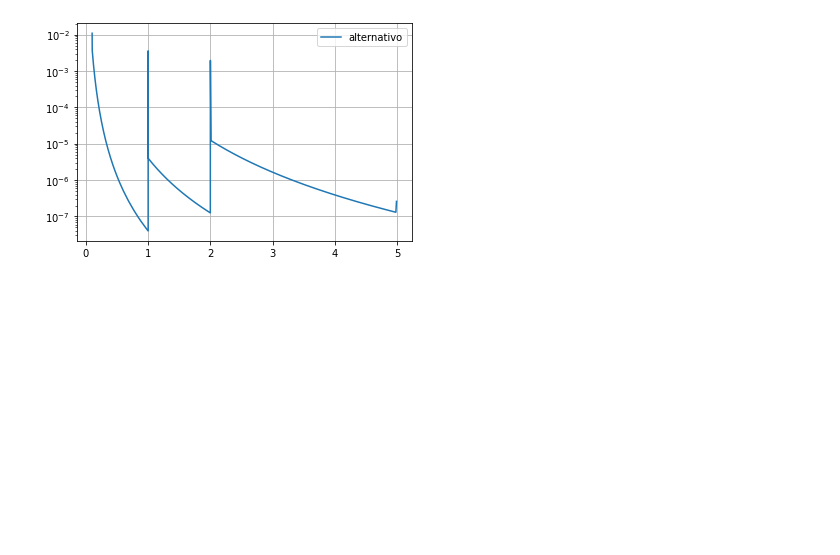
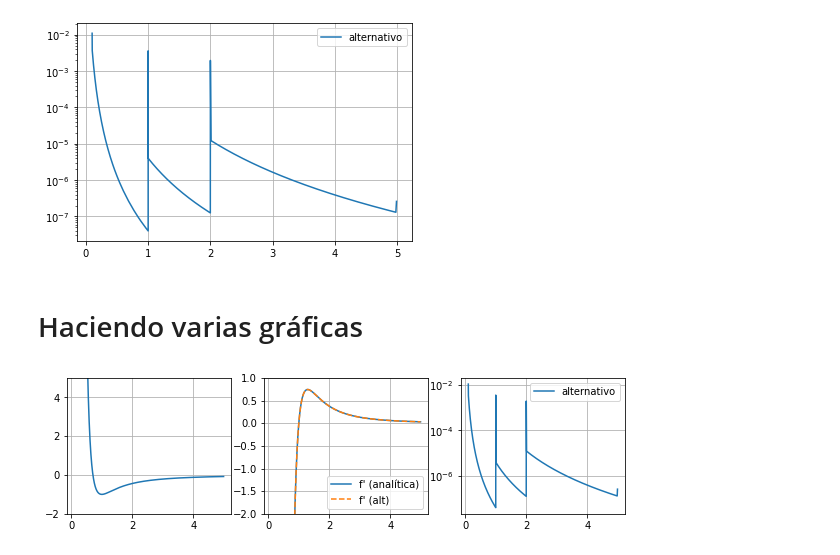
Before and after one commit to richmf/FisComp26-2, a Jupyter notebook: Clase 9.ipynb, the cells around one changed output. Saved outputs shown, nothing was run; the diff lists cells and outputs as text; code cells hidden in the pictures; blank space fills up the shorter version.

```diff
--- a/Clase 9.ipynb
+++ b/Clase 9.ipynb
@@ -148,3 +148,41 @@ plt.grid(),plt.legend()
 plt.show()
 # %% [output]
 [figure]
+# %% [markdown]
+# Haciendo varias gráficas
+# %%
+h1,h2,h3 = 1e-4 , 1e-3 , 1e-2
+pt_empalme = 1
+pt_empalme_2 = 2
+x1 = np.arange(0.1,pt_empalme,h1)
+x2 = np.arange(pt_empalme,pt_empalme_2,h2)
+x3 = np.arange(pt_empalme_2,5,h3)
+x = np.concatenate((x1,x2,x3))
+y = 1/x**4 - 2/x**2
+#
+z1 = x**4
+z2 = x**2
+z_y = 1/x
+dy = -4/x**5 + 4/x**3
+dz1_num , dz2_num  = deriv_sim(z1,x) , deriv_sim(z2,x)
+dzdx = deriv_sim(z_y,x)
+dy_alt = (16/dz1_num - 8/dz2_num)*dzdx
+#
+error_alt = abs(dy-dy_alt)
+##Graficas
+fig , ejes = plt.subplots(figsize=(10,2.5),nrows=1,ncols=3)
+#
+ejes[0].plot(x,y)
+ejes[0].set_ylim([-2,5])
+ejes[0].grid()
+#
+ejes[1].plot(x,dy,label=r"f' (analítica)")
+ejes[1].plot(x,dy_alt,'--',label=r"f' (alt)")
+ejes[1].set_ylim([-2,1])
+ejes[1].grid(),ejes[1].legend()
+#
+ejes[2].semilogy(x,error_alt,label='alternativo')
+ejes[2].grid(),ejes[2].legend()
+plt.show()
+# %% [output]
+[figure, added]
```
